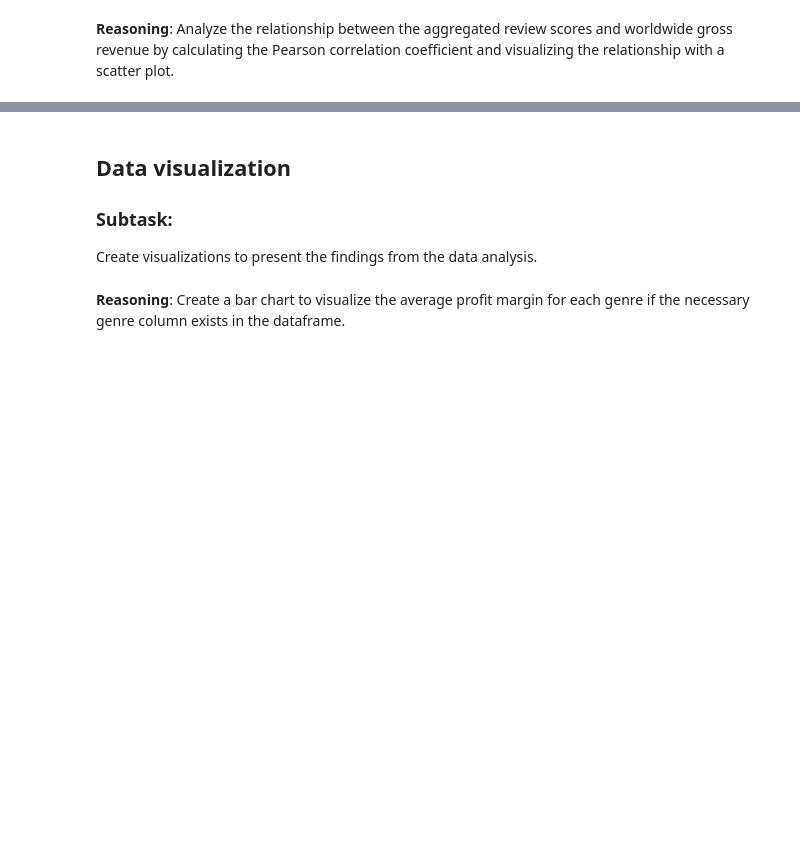
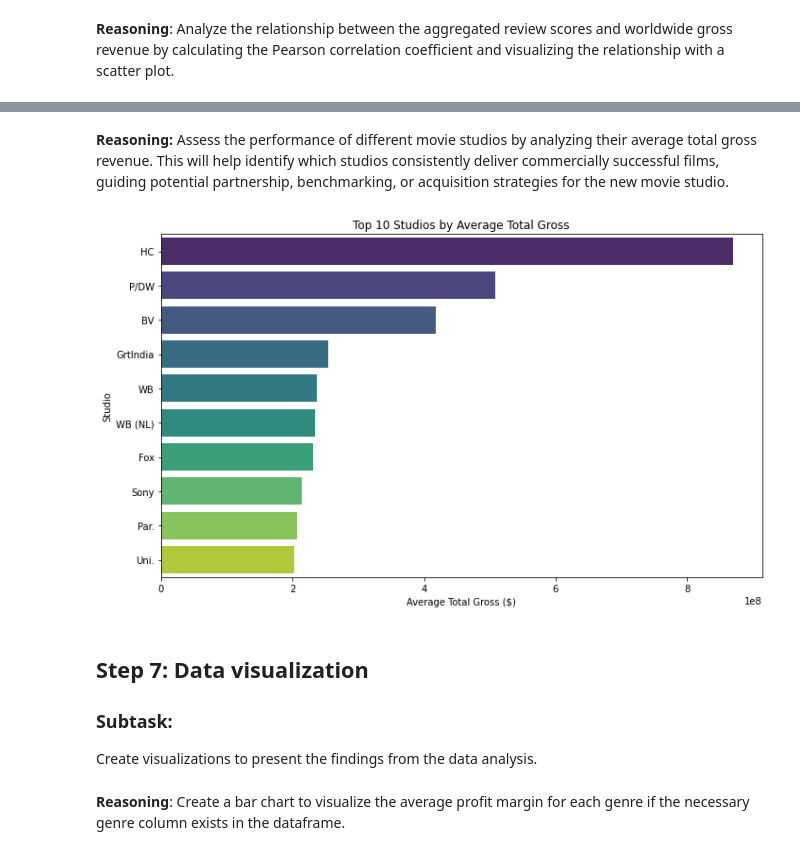
Before and after one commit to OpusDEI-cloud/dsc-phase-2-project-PT11-Grp4, a Jupyter notebook: Phase2Group4Project.ipynb, the cells around one changed output, grey strips where cells are left out. Cells and saved outputs as stored; diff of their text form; code cells hidden in the pictures; blank space fills up the shorter version.

```diff
--- a/Phase2Group4Project.ipynb
+++ b/Phase2Group4Project.ipynb
@@ -790,5 +772,26 @@ Pearson correlation coefficient between aggregated review score and revenue: 0.1
+# %% [markdown]
+**Reasoning:** Assess the performance of different movie studios by analyzing their average total gross revenue. This will help identify which studios consistently deliver commercially successful films, guiding potential partnership, benchmarking, or acquisition strategies for the new movie studio.
+# %%
+# Clean and convert gross columns to numeric
+df_bom['domestic_gross'] = pd.to_numeric(df_bom['domestic_gross'], errors='coerce')
+df_bom['foreign_gross'] = pd.to_numeric(df_bom['foreign_gross'].astype(str).str.replace(',', ''), errors='coerce')
+df_bom['total_gross'] = df_bom['domestic_gross'] + df_bom['foreign_gross']
+
+# Group by studio and calculate average total gross
+studio_performance = df_bom.groupby('studio')['total_gross'].mean().sort_values(ascending=False).head(10)
+
+# Plotting
+plt.figure(figsize=(10, 6))
+sns.barplot(x=studio_performance.values, y=studio_performance.index, palette="viridis")
+plt.title("Top 10 Studios by Average Total Gross")
+plt.xlabel("Average Total Gross ($)")
+plt.ylabel("Studio")
+plt.tight_layout()
+plt.show()
+# %% [output]
+[figure, added]
 # %% [markdown]
-## Data visualization
+## Step 7: Data visualization
 
 ### Subtask:
 Create visualizations to present the findings from the data analysis.
```
Also changed, not shown: parts of 19 cells of this notebook.
